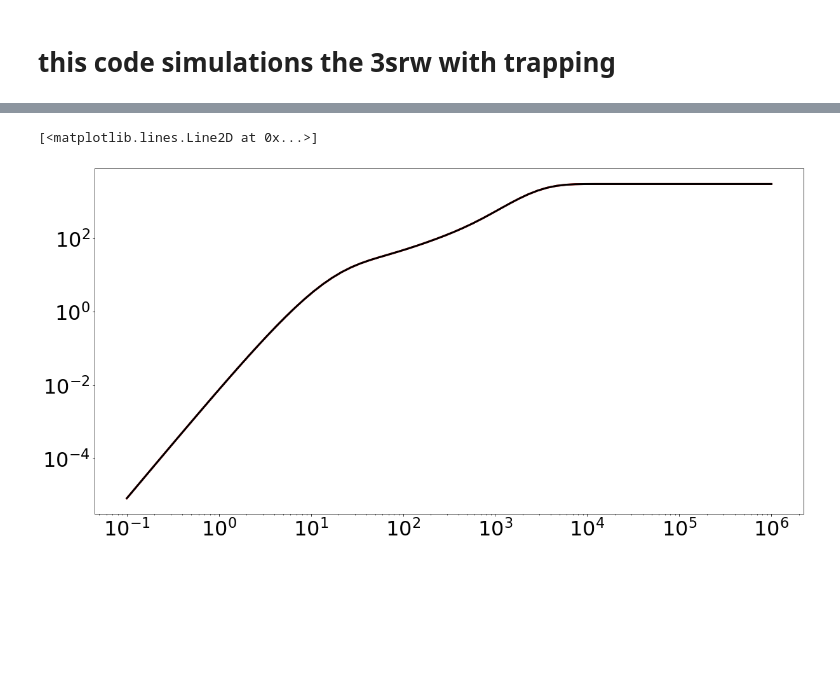
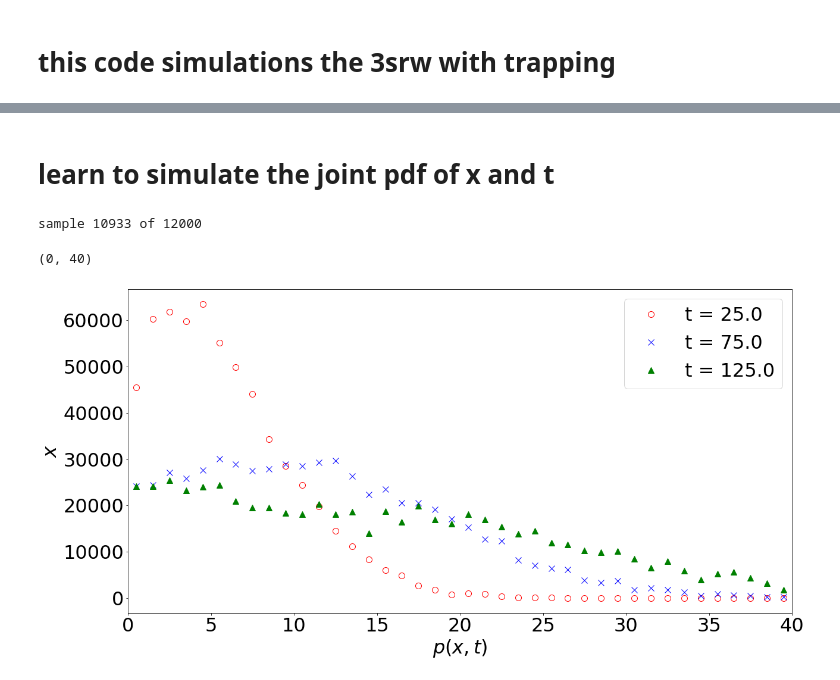
Before and after one commit to jkpierce/rw-diffu, a Jupyter notebook: code/trapping-model.ipynb, the cells around one changed output, grey strips where cells are left out. Cells and saved outputs as stored; diff of their text form; code cells hidden in the pictures; blank space fills up the shorter version.

```diff
--- a/code/trapping-model.ipynb
+++ b/code/trapping-model.ipynb
@@ -323,6 +214,46 @@ plt.xlim(1e-2,1e7)
-# %%
-plt.loglog(T,cumulantsarb(T,2,k1,k2,kap,v,theta2=1),color='red',lw=3)
-plt.loglog(T,cumulants(T,2,k1,k2,kap,v),color='black',lw=3)
-# %% [output]
-[<matplotlib.lines.Line2D at 0x...>]
-[figure, removed]
+# %% [markdown]
+# learn to simulate the joint pdf of x and t
+# %%
+k2 = 1.0
+k1 = 0.1
+kap = 0.01
+v = 2.0
+theta1 = 0.0
+theta2 = 1.0
+T,X = ens(12000,dt=1e-2,tmax=200,k1=k1,k2=k2,kap=kap,theta1=theta1,theta2=theta2,v=v,T='dt')
+# %% [output]
+sample 10933 of 12000
+# %%
+# define bins over x axis
+dl = 1.0
+xbins = np.arange(0,np.nanmax(X)+dl,dl)
+# define bins over t axis
+dtau = 1.0
+tbins = np.arange(0,T.max()+dtau,dtau)
+Xs = X.flatten()
+Ts = np.hstack((T,)*X.shape[0])
+hist,_,_ = np.histogram2d(Xs,Ts,bins=[xbins,tbins])
+# %%
+def find_nearest(array, value):
+    array = np.asarray(array)
+    idx = (np.abs(array - value)).argmin()
+    return idx
+
+x = (xbins[:-1]+xbins[1:])/2.0
+t1 = 25.0
+i1 = find_nearest(tbins,t1)
+plt.plot(x,hist[:,i1],'o',color='red',label='t = {}'.format(round(tbins[i1],2)),markersize=10,mfc='none')
+t2 = 75.0
+i2 = find_nearest(tbins,t2)
+plt.plot(x,hist[:,i2],'x',color='blue',label='t = {}'.format(round(tbins[i2],2)),markersize=10)
+t3 = 125.0
+i3 = find_nearest(tbins,t3)
+plt.plot(x,hist[:,i3],'^',color='green',label='t = {}'.format(round(tbins[i3],2)),markersize=10)
+plt.legend()
+plt.xlabel(r'$p(x,t)$')
+plt.ylabel(r'$x$')
+
+plt.xlim(0,40)
+# %% [output]
+(0, 40)
+[figure, added]
```
Also changed, not shown: parts of 13 cells of this notebook, 4 other files.
